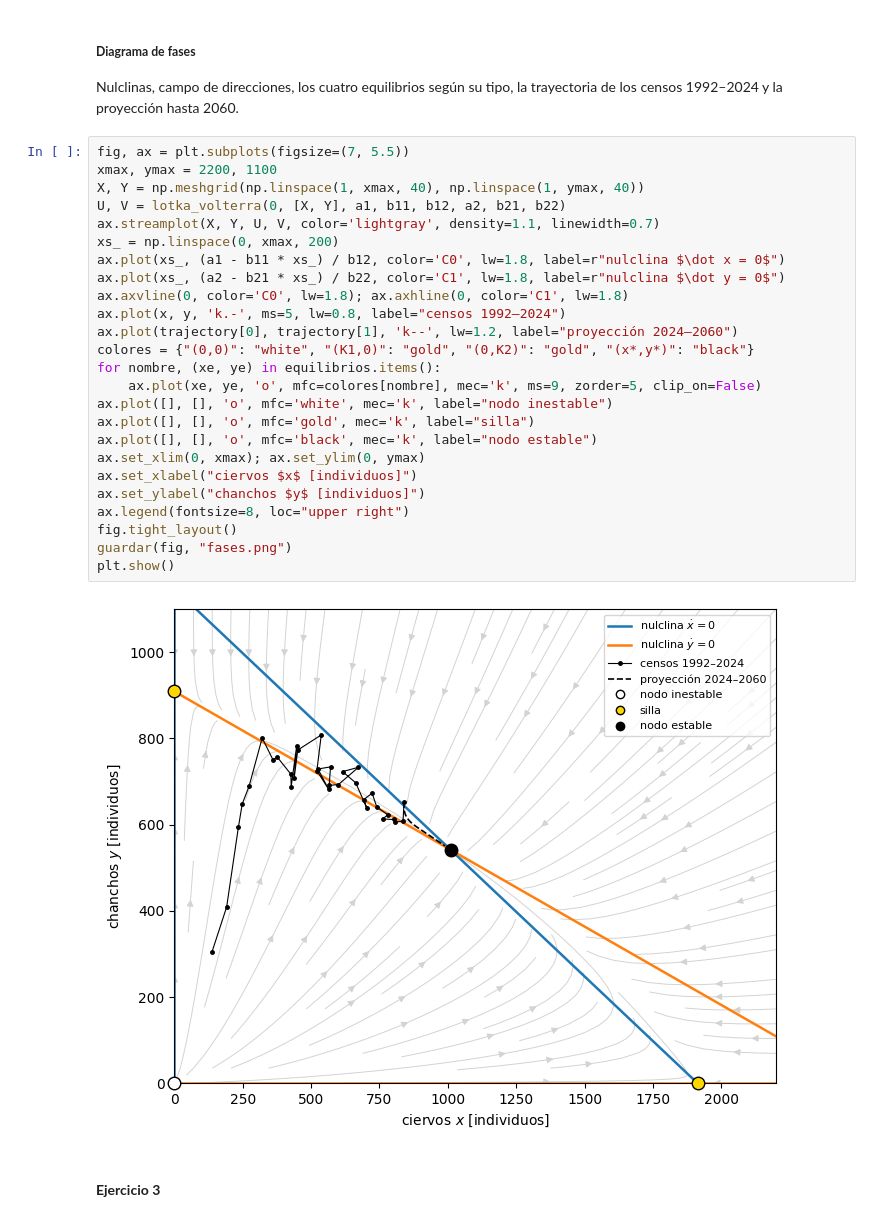
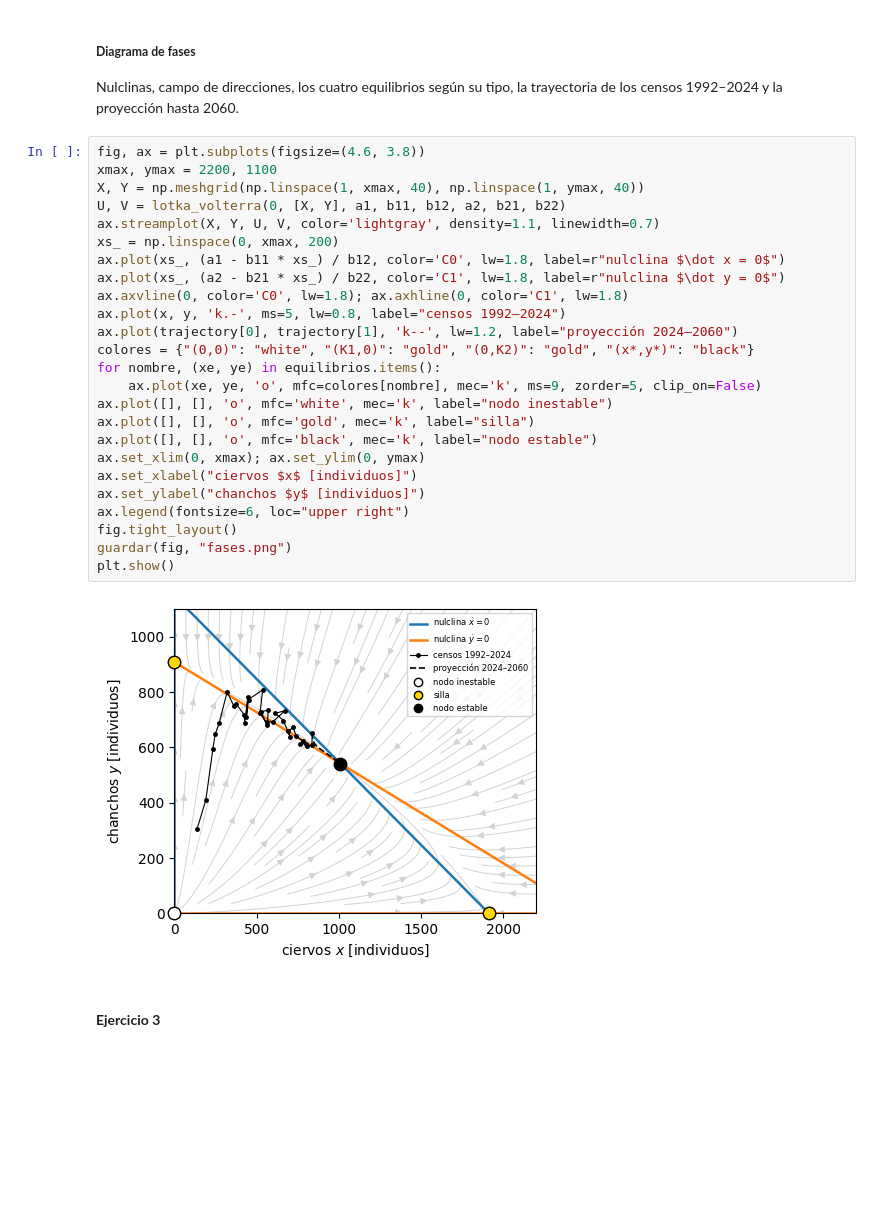
Before and after one commit to PilarOtero/tp1-dinamica-de-sistemas, a Jupyter notebook: notebook.ipynb, the cells around one changed output. Cells and saved outputs as stored; diff of their text form; blank space fills up the shorter version.

```diff
--- a/notebook.ipynb
+++ b/notebook.ipynb
@@ -536,32 +536,32 @@ Año en que queda a menos del 5 % del equilibrio: 2050
 
 Nulclinas, campo de direcciones, los cuatro equilibrios según su tipo, la trayectoria de los censos 1992–2024 y la proyección hasta 2060.
 # %%
-fig, ax = plt.subplots(figsize=(7, 5.5))
+fig, ax = plt.subplots(figsize=(4.6, 3.8))
 xmax, ymax = 2200, 1100
 X, Y = np.meshgrid(np.linspace(1, xmax, 40), np.linspace(1, ymax, 40))
 U, V = lotka_volterra(0, [X, Y], a1, b11, b12, a2, b21, b22)
 ax.streamplot(X, Y, U, V, color='lightgray', density=1.1, linewidth=0.7)
 xs_ = np.linspace(0, xmax, 200)
 ax.plot(xs_, (a1 - b11 * xs_) / b12, color='C0', lw=1.8, label=r"nulclina $\dot x = 0$")
 ax.plot(xs_, (a2 - b21 * xs_) / b22, color='C1', lw=1.8, label=r"nulclina $\dot y = 0$")
 ax.axvline(0, color='C0', lw=1.8); ax.axhline(0, color='C1', lw=1.8)
 ax.plot(x, y, 'k.-', ms=5, lw=0.8, label="censos 1992–2024")
 ax.plot(trajectory[0], trajectory[1], 'k--', lw=1.2, label="proyección 2024–2060")
 colores = {"(0,0)": "white", "(K1,0)": "gold", "(0,K2)": "gold", "(x*,y*)": "black"}
 for nombre, (xe, ye) in equilibrios.items():
     ax.plot(xe, ye, 'o', mfc=colores[nombre], mec='k', ms=9, zorder=5, clip_on=False)
 ax.plot([], [], 'o', mfc='white', mec='k', label="nodo inestable")
 ax.plot([], [], 'o', mfc='gold', mec='k', label="silla")
 ax.plot([], [], 'o', mfc='black', mec='k', label="nodo estable")
 ax.set_xlim(0, xmax); ax.set_ylim(0, ymax)
 ax.set_xlabel("ciervos $x$ [individuos]")
 ax.set_ylabel("chanchos $y$ [individuos]")
-ax.legend(fontsize=8, loc="upper right")
+ax.legend(fontsize=6, loc="upper right")
 fig.tight_layout()
 guardar(fig, "fases.png")
 plt.show()
 # %% [output]
-[figure, old version]
+[figure, new version]
 # %% [markdown]
 #### **Ejercicio 3**
 # %%
```
Also changed, not shown: parts of 4 cells of this notebook, 6 other files.
